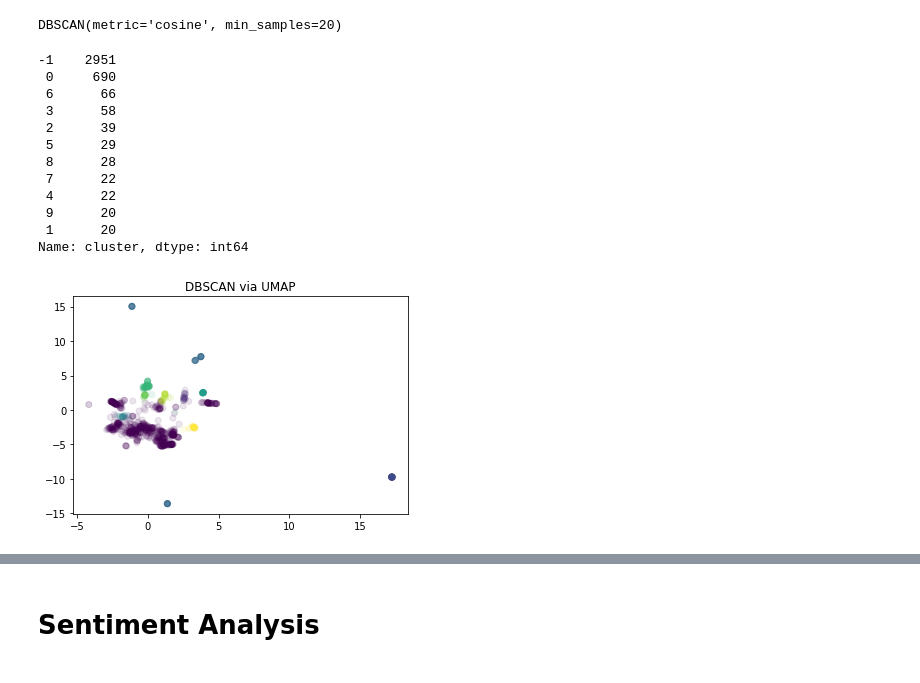
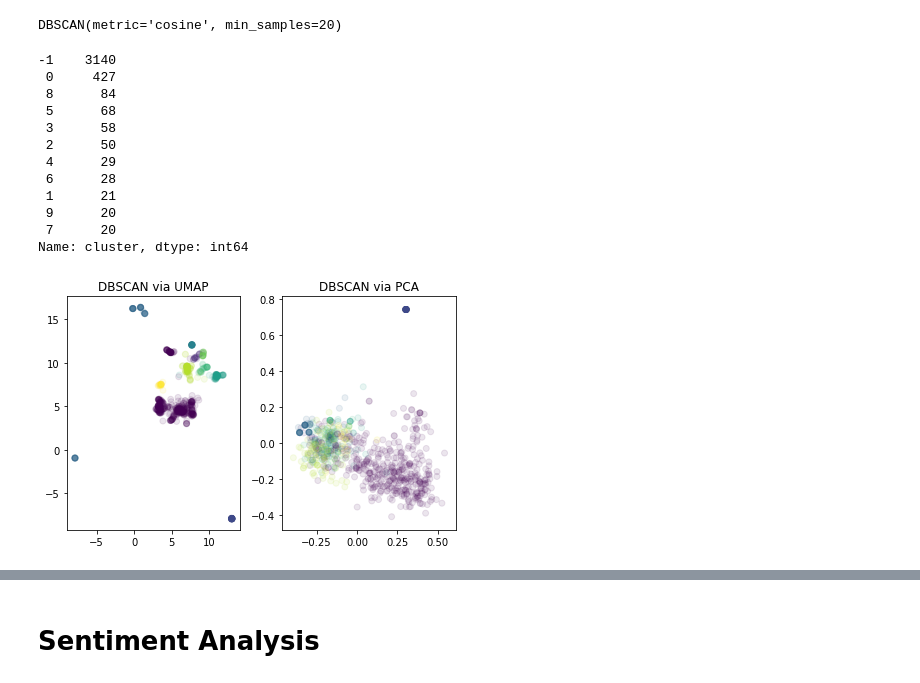
Before and after one commit to rhkhoo/Pfizer_Vaccine_Tweets, a Jupyter notebook: Vaccine Tweets.ipynb, the cells around one changed output, grey strips where cells are left out. Drawn from its saved outputs; the diff is of its cells as text; code cells hidden in the pictures.

```diff
--- a/Vaccine Tweets.ipynb
+++ b/Vaccine Tweets.ipynb
@@ -83,9 +85,10 @@ def removeStopWords(stopWords, txt):
 
 from nltk.corpus import stopwords
 stops = stopwords.words("English")
+#I remove these words since nearly every tweet contains them, making clusters meaningless
 stop_set = ['vaccine', 'vaccines', 'vaccination', 'vaccinated', 'pfizerbiontech', 'covid_vaccine',
-            'covid19', 'pfizer', 'coronavirus', 'covidvaccine', 'covid', 'pfizercovidvaccine', 'get',
-           'pfizervaccine', 'biontech', 'PfizerBioNTech', 'vaccinations']
+            'covid19', 'pfizer', 'coronavirus', 'covidvaccine', 'covid', 'pfizercovidvaccine', 'get', 'got',
+           'pfizervaccine', 'biontech', 'PfizerBioNTech', 'vaccinations', 'dose', 'first']
 for word in stop_set:
     stops.append(word)
 
@@ -145,17 +160,17 @@ DBSCAN(metric='cosine', min_samples=20)
 embeddings_2d['cluster'] = dbscan.labels_
 embeddings_2d['cluster'].value_counts()
 # %% [output]
--1    2951
- 0     690
- 6      66
+-1    3140
+ 0     427
+ 8      84
+ 5      68
  3      58
- 2      39
- 5      29
- 8      28
- 7      22
- 4      22
+ 2      50
+ 4      29
+ 6      28
+ 1      21
  9      20
- 1      20
+ 7      20
 Name: cluster, dtype: int64
 # %%
 embeddings_2d['tweet'] = tweets_processed
@@ -166,8 +181,15 @@ dbscan_pca = embeddings_2d_pca
 dbscan_pca['cluster'] = dbscan.labels_
 dbscan_pca = dbscan_pca[dbscan_pca['cluster'] != -1]
 # %%
+plt.subplot(1, 2, 1)
 plt.scatter(data = dbscan_umap, x = 'x1', y = 'x2', c = 'cluster', alpha = 0.1)
 plt.title('DBSCAN via UMAP')
+
+plt.subplot(1, 2, 2)
+plt.scatter(data = dbscan_pca, x = 'x1', y = 'x2', c = 'cluster', alpha = 0.1)
+plt.title('DBSCAN via PCA')
+
+plt.tight_layout()
 plt.show()
 # %% [output]
-[figure, old version]
+[figure, new version]
```
Also changed, not shown: parts of 58 cells of this notebook.
